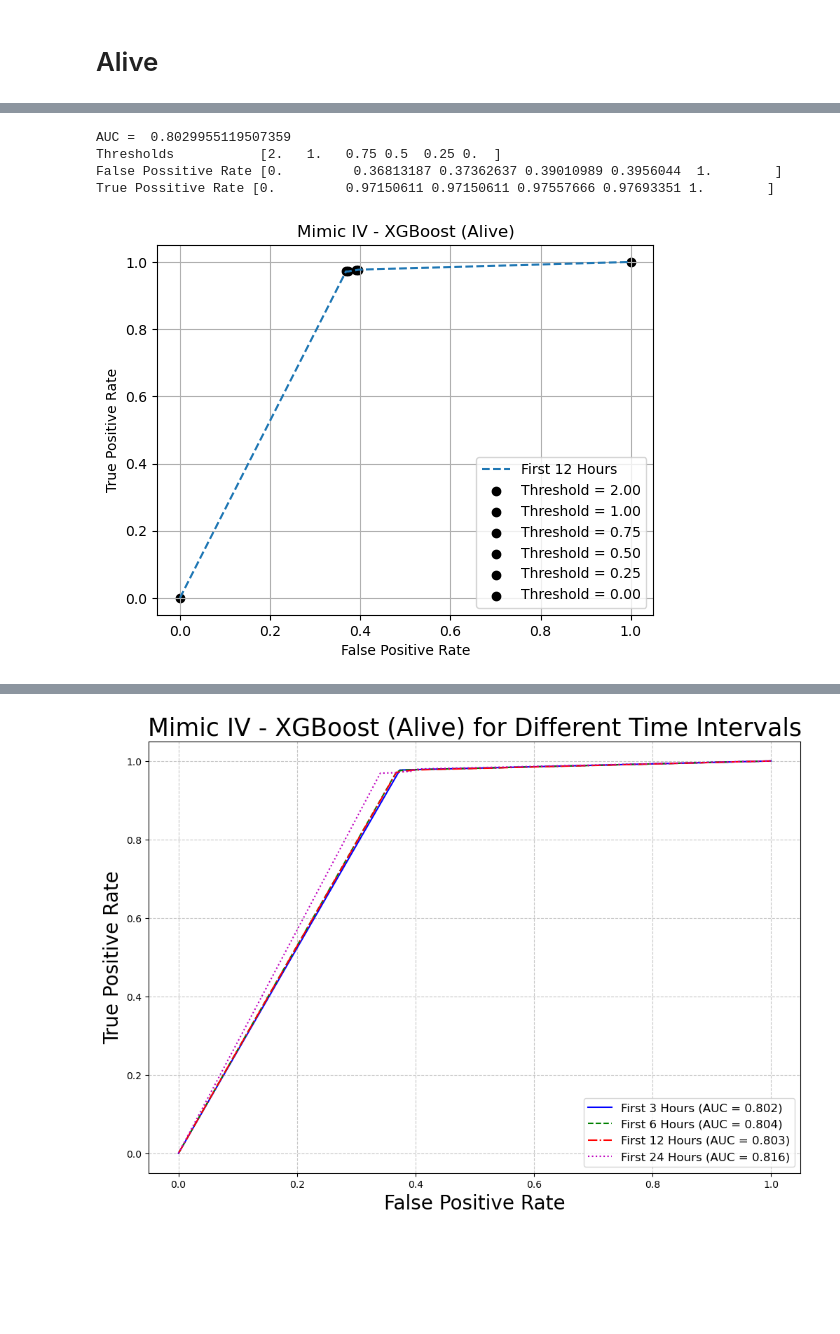
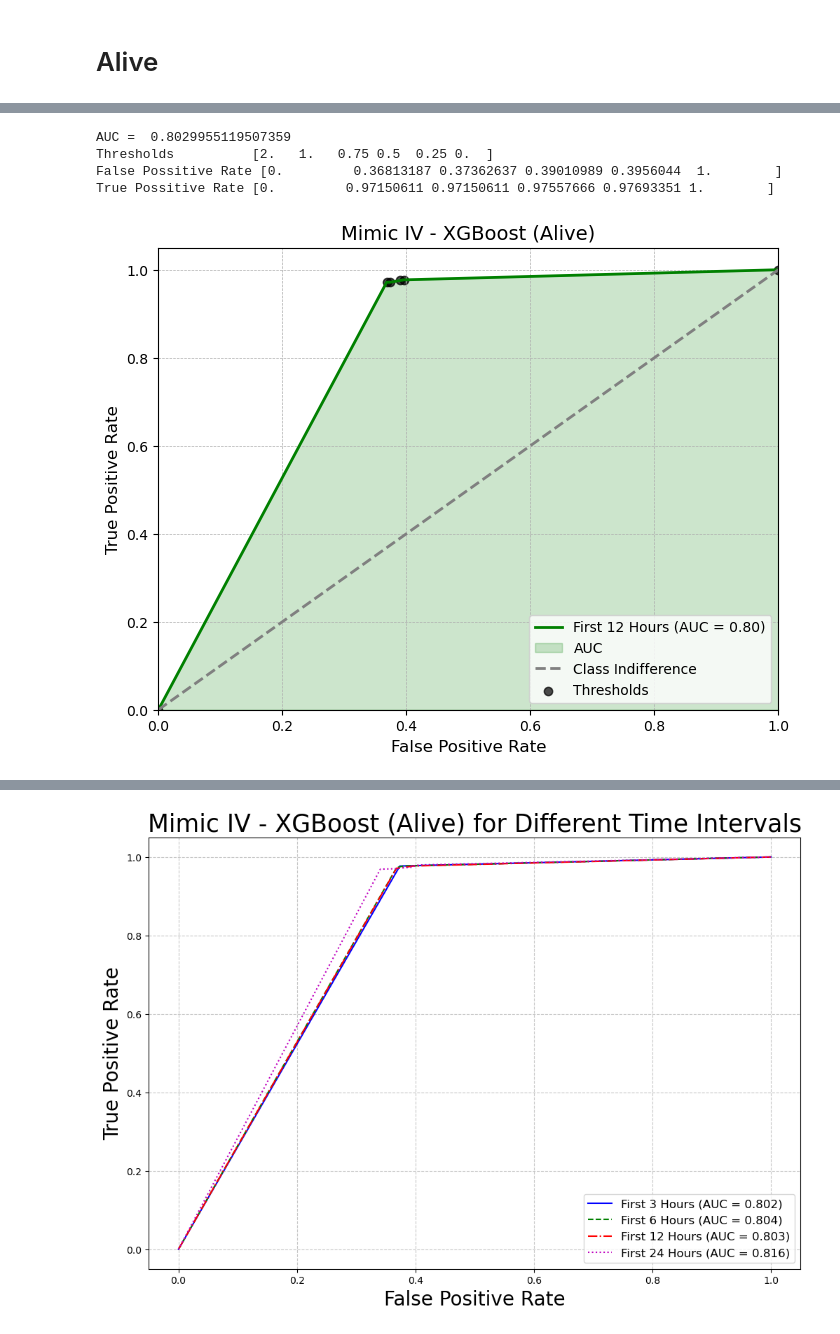
Before and after one commit to DimopDim/PhD, a Jupyter notebook: 05_Machine_Learning/02_XGBoost_expire_flag.ipynb, the cells around one changed output, grey strips where cells are left out. Cells and saved outputs as stored; diff of their text form; code cells hidden in the pictures; blank space fills up the shorter version.

```diff
--- a/05_Machine_Learning/02_XGBoost_expire_flag.ipynb
+++ b/05_Machine_Learning/02_XGBoost_expire_flag.ipynb
@@ -224,15 +221,20 @@ fpr, tpr, thresholds = roc_curve(y_test, y_probs)
 # Calculate the area under the curve (AUC)
 roc_auc = auc(fpr, tpr)
 
+# Set common font family (optional)
+plt.rcParams['font.family'] = 'sans-serif'
+
 # Plot ROC curve
 plt.figure(figsize=(8, 6))
-plt.plot(fpr, tpr, color='darkorange', lw=2, label='ROC curve (area = %0.2f)' % roc_auc)
-plt.plot([0, 1], [0, 1], color='navy', lw=2, linestyle='--')
+plt.plot(fpr, tpr, color='tab:blue', lw=2, label='ROC curve (AUC = %0.2f)' % roc_auc)
+plt.fill_between(fpr, tpr, color='tab:blue', alpha=0.2, label='AUC')  # Shade the area
+plt.plot([0, 1], [0, 1], color='gray', lw=2, linestyle='--', label='Class Indifference')  # Diagonal line
 plt.xlim([0.0, 1.0])
 plt.ylim([0.0, 1.05])
-plt.xlabel('False Positive Rate')
-plt.ylabel('True Positive Rate')
-plt.title('Receiver Operating Characteristic (ROC) Curve')
-plt.legend(loc='lower right')
+plt.xlabel('False Positive Rate', fontsize=12)  # Adjust font size as needed
+plt.ylabel('True Positive Rate', fontsize=12)
+plt.title('Receiver Operating Characteristic (ROC) Curve', fontsize=14)
+plt.grid(True, linestyle='--', linewidth=0.5)
+plt.legend()
 plt.show()
 # %% [output]
@@ -453,25 +486,38 @@ True Possitive Rate [0.         0.97286296 0.97693351 1.        ]
 # %%
 """First 12 hours"""
 
-print("AUC = ", roc_auc_score(ground_truth_alive3, prob_alive3))
+# Your existing code for ROC curve (modified for clarity)
+auc_3 = roc_auc_score(ground_truth_alive3, prob_alive3)
 fpr3, tpr3, thresholds3 = roc_curve(ground_truth_alive3, prob_alive3)
-pyplot.plot(fpr3, tpr3, linestyle='--', label='First 12 Hours')
 
-# Scatter plot for thresholds
-for i, threshold in enumerate(thresholds3):
-    pyplot.scatter(fpr3[i], tpr3[i], marker='o', color='black', label=f'Threshold = {threshold:.2f}')
+# Combine ROC curve and scatter plot
+plt.figure(figsize=(8, 6))
+plt.plot(fpr3, tpr3, color='green', lw=2, label=f'First 12 Hours (AUC = {auc_3:.2f})')
+plt.fill_between(fpr3, tpr3, color='green', alpha=0.2, label='AUC')
+plt.plot([0, 1], [0, 1], color='gray', lw=2, linestyle='--', label='Class Indifference')
+plt.xlim([0.0, 1.0])
+plt.ylim([0.0, 1.05])
 
-pyplot.xlabel(xlabel)
-pyplot.ylabel(ylabel)
-pyplot.legend()
-pyplot.grid(True)
-pyplot.title(algorithm_label + " (Alive)")
+# Scatter plot with transparency and annotations
+plt.scatter(fpr3, tpr3, marker='o', color='black', alpha=0.7, label='Thresholds')
 
-print("Thresholds          ", thresholds3)
+# Threshold Number in the plot
+#for i, threshold in enumerate(thresholds3):
+#    plt.annotate(f"{threshold:.2f}", (fpr3[i], tpr3[i]), xytext=(5, -5), textcoords='offset points', fontsize=8)
+
+# Common formatting
+plt.xlabel(xlabel, fontsize=12)
+plt.ylabel(ylabel, fontsize=12)
+plt.title(algorithm_label + " (Alive)", fontsize=14)
+plt.grid(True, linestyle='--', linewidth=0.5)
+plt.legend(loc='lower right')  # Adjust legend location for balance
+
+# Print statements
+print("AUC = ", auc_3)
+print("Thresholds         ", thresholds3)
 print("False Possitive Rate", fpr3)
 print("True Possitive Rate", tpr3)
 
-# Show the plot
-pyplot.show()
+plt.show()
 # %% [output]
 AUC =  0.8029955119507359
@@ -479,6 +525,6 @@ Thresholds           [2.   1.   0.75 0.5  0.25 0.  ]
 False Possitive Rate [0.         0.36813187 0.37362637 0.39010989 0.3956044  1.        ]
 True Possitive Rate [0.         0.97150611 0.97150611 0.97557666 0.97693351 1.        ]
-[figure, old version]
+[figure, new version]
 # %%
 """First 24 hours"""
 
```
Also changed, not shown: parts of 9 cells of this notebook.
